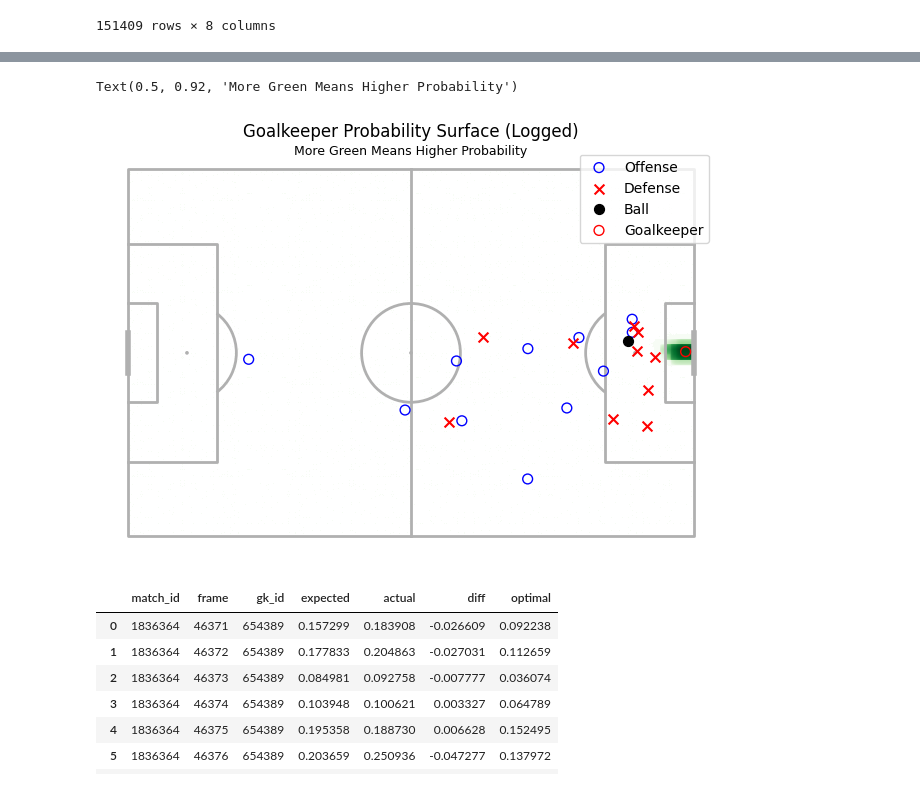
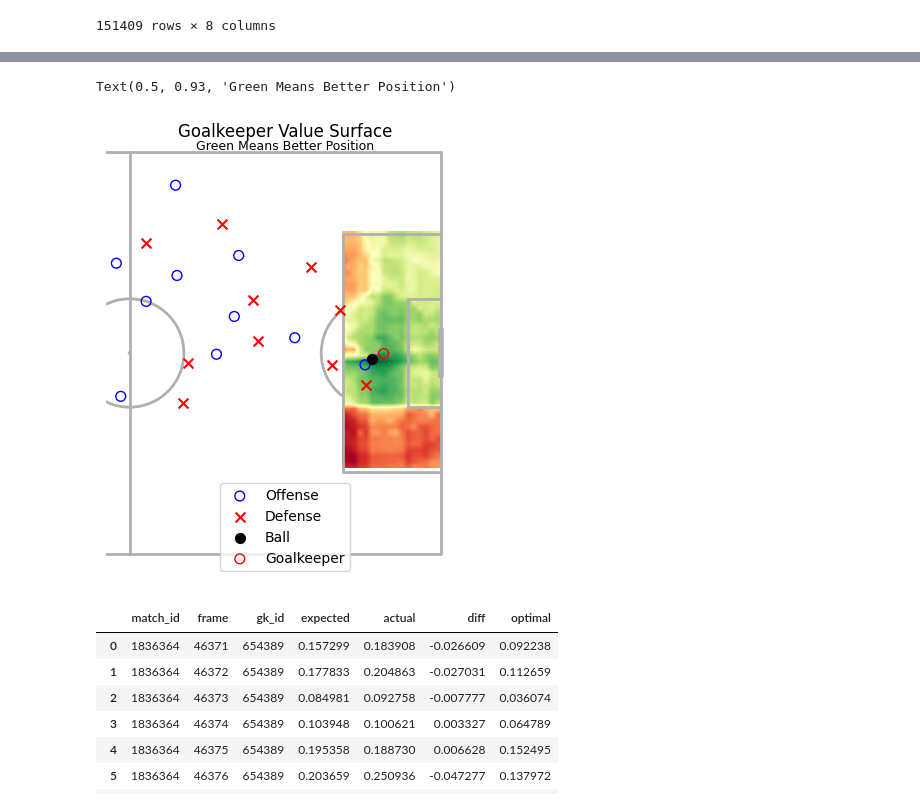
Before and after one commit to Lou-Zhou/asi_goalkeeper_positioning, a Jupyter notebook: notebooks/playground.ipynb, the cells around one changed output, grey strips where cells are left out. Saved outputs shown, nothing was run; the diff lists cells and outputs as text; code cells hidden in the pictures.

```diff
--- a/notebooks/playground.ipynb
+++ b/notebooks/playground.ipynb
@@ -206,9 +153,9 @@ diffs
 | 151408 | 1875301 | 62227 | 149873 | 0.011527 | -0.000044 | 0.011571 | False | 7194 |
 151409 rows × 8 columns
 # %%
-plays =diffs.groupby("play_id")['diff', 'match_id', 'frame'].agg('mean').sort_values(by = 'diff').reset_index()
+plays =diffs.groupby("play_id")['diff', 'match_id', 'frame'].agg('mean').sort_values(by = 'diff', ascending = False).reset_index()
 # %%
-match, frame, play = plays[['match_id', 'frame', 'play_id']].iloc[12]
-first_half = diffs[diffs['play_id'] == play].groupby("gk_id")['diff'].agg(['mean', 'count']).sort_values(by = 'mean')
-second_half
+iter = 232 #iter = 50, 108, 198, 212?, 232
+match, frame, play, diff = plays[['match_id', 'frame', 'play_id', 'diff']].iloc[iter]
+diff
 # %% [output]
@@ -288,3 +217,6 @@ TPU available: False, using: 0 TPU cores
 IPU available: False, using: 0 IPUs
 HPU available: False, using: 0 HPUs
 [W NNPACK.cpp:53] Could not initialize NNPACK! Reason: Unsupported hardware.
+# %%
+val_model = xgb.XGBRegressor()
+val_model.load_model('/home/lz80/asi_goalkeeper_positioning/stores/model/value_model_2.model')
@@ -291,10 +336,16 @@ HPU available: False, using: 0 HPUs
 # %%
-idx = ball_ff.index[12]
-
-fig = vf.plot_from_features(idx, ff, ball_ff, sel_surfaces[idx[0]][idx[1]], log = True)
-fig.suptitle("Goalkeeper Probability Surface (Logged)")
-fig.text(0.5, 0.92, 'More Green Means Higher Probability', ha='center', va='center', fontsize=9)
+idx = (match, int(frame))
+feats = value_features[(value_features['match_id'] == match) & (value_features['frame'] == int(frame))]
+feats.index = pd.MultiIndex.from_tuples(
+    [idx],
+    names=["match_id", "frame"]
+) #this is really dumb.
+surf_val = generate_gk_position_surface(idx, feats, ball_ff, ff, val_model)
+#fig = plot_from_features(idx, ff, ball_ff, sel_surfaces[idx[0]][idx[1]], log = True)
+fig = plot_from_features(idx, ff, ball_ff, -1 * surf_val, log = False)
+fig.suptitle("Goalkeeper Value Surface")
+fig.text(0.5, 0.93, 'Green Means Better Position', ha='center', va='center', fontsize=9)
 # %% [output]
-Text(0.5, 0.92, 'More Green Means Higher Probability')
+Text(0.5, 0.93, 'Green Means Better Position')
-[figure, old version]
+[figure, new version]
 # %%
```
Also changed, not shown: parts of 19 cells of this notebook, 2 other files.
